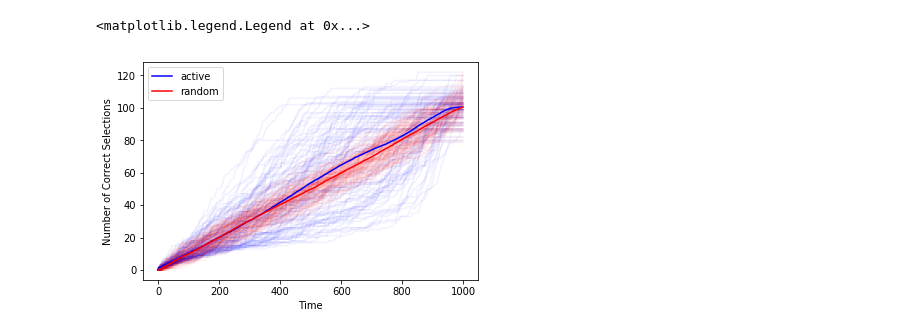
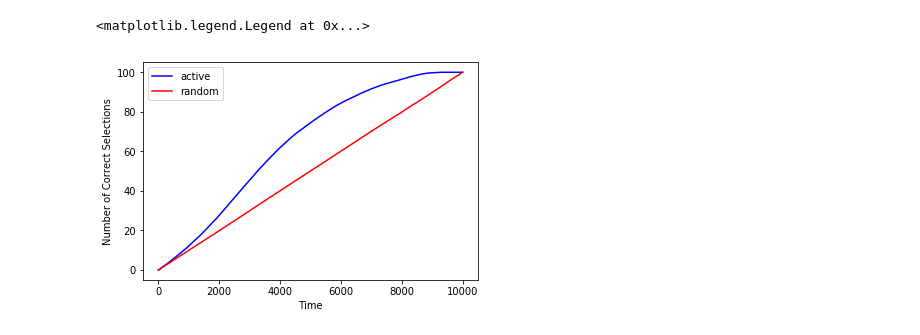
Before and after one commit to disiji/bayesian-blackbox, a Jupyter notebook: proof_of_concept.ipynb, the cells around one changed output. Saved outputs shown, nothing was run; the diff lists cells and outputs as text; code cells hidden in the pictures.

```diff
--- a/proof_of_concept.ipynb
+++ b/proof_of_concept.ipynb
@@ -6,15 +6,18 @@ import random
 
 from bbutils import BetaBernoulli, GenerativeModel
 # %%
-k = 10  # Number of classes
+k = 100  # Number of classes
 
 # Thetas from provider for each class
-theta_provider = np.random.rand(k)
-theta_provider[0] = 0.95
+theta_provider = np.random.rand(k)/5 + 0.80
+theta_provider[0] = 0.90
 
 # True thetas of blackbox applied to our data. Class 0 has changed
 theta_true = theta_provider.copy()
-theta_true[0] = 0.90
+theta_true[0] = 0.85
+
+# Weird average thing for Padhraic
+theta_provider_avg  = np.tile(np.mean(theta_provider), k)
 # %%
 # f, (ax1, ax2, ax3) = plt.subplots(3, 1, sharex=True)
 # f.suptitle('Provider vs. True Accuracies')
@@ -25,8 +28,9 @@ theta_true[0] = 0.90
 # ax3.bar(range(k), theta_true - theta_provider)
 # ax3.set_ylabel('Difference')
 # %%
-n = 1_000
-runs = 100
+n = 10_000
+runs = 1_000
+pseudo_count = 10
 
 random_strategy_outcome = np.zeros((runs, n))
 random_strategy_times_chosen = np.zeros((runs, n))
@@ -34,8 +38,12 @@ random_strategy_times_chosen = np.zeros((runs, n))
 beta_bernoulli_outcome = np.zeros((runs, n))
 beta_bernoulli_times_chosen = np.zeros((runs, n))
 
+# alpha = theta_provider * pseudo_count
+# beta = (1 - theta_provider) * pseudo_count
 
 for r in range(runs):
+    if not r % 10:
+        print(r)
     generative_model = GenerativeModel(theta_true)
     categories, observations = generative_model.sample(n)
 
@@ -45,6 +53,10 @@ for r in range(runs):
         deques[category].append(observation)
 
     # Random model
+    model = BetaBernoulli(k)
+
+    # Prior
+#     model._params = np.vstack((alpha, beta)).T
 
     n_success = 0
     total = 0
@@ -57,8 +69,10 @@ for r in range(runs):
         if category == 0:
             n_success += observation
             total += 1
-        random_strategy_outcome[r, i] = (n_success + 1) / (total + 2 + 1e-13)
+        model.update(category, observation)
+        random_strategy_outcome[r, i] = model._params[0,0] / (model._params[0,0] + model._params[0,1])
         random_strategy_times_chosen[r, i] = total
+
 
     # Queue choices for each category
     deques = [deque() for _ in range(k)]
@@ -68,10 +82,8 @@ for r in range(runs):
     # Beta Bernoulli model
     model = BetaBernoulli(k)
 
-    # # Prior
-    # alpha = np.round(theta_provider * 5)
-    # beta = 5 - alpha
-    # model._params = np.vstack((alpha + 1, beta + 1)).T
+    # Prior
+#     model._params = np.vstack((alpha, beta)).T
 
     n_success = 0
     total = 0
@@ -87,7 +99,7 @@ for r in range(runs):
         if category == 0:
             n_success += observation
             total += 1
+        model.update(category, observation)
         #beta_bernoulli_outcome[i] = n_success / (total + 1e-13)
         beta_bernoulli_outcome[r, i] = model._params[0,0] / (model._params[0,0] + model._params[0,1])
         beta_bernoulli_times_chosen[r, i] = total
-        model.update(category, observation)
@@ -94,13 +124,13 @@ for r in range(runs):
 # %%
-for i in range(runs):
-    plt.plot(beta_bernoulli_times_chosen[i,:], c='blue', alpha=0.05)
-    plt.plot(random_strategy_times_chosen[i,:], c='red', alpha=0.05)
+#for i in range(runs):
+#    plt.plot(beta_bernoulli_times_chosen[i,:200], c='blue', alpha=0.005)
+#    plt.plot(random_strategy_times_chosen[i,:200], c='red', alpha=0.005)
 plt.plot(np.mean(beta_bernoulli_times_chosen, axis=0), c='blue', label='active')
 plt.plot(np.mean(random_strategy_times_chosen, axis=0), c='red', label='random')
 plt.xlabel('Time')
 plt.ylabel('Number of Correct Selections')
 plt.legend()
 # %% [output]
 <matplotlib.legend.Legend at 0x...>
-[figure, old version]
+[figure, new version]
 # %%
```
Also changed, not shown: parts of 4 cells of this notebook.
